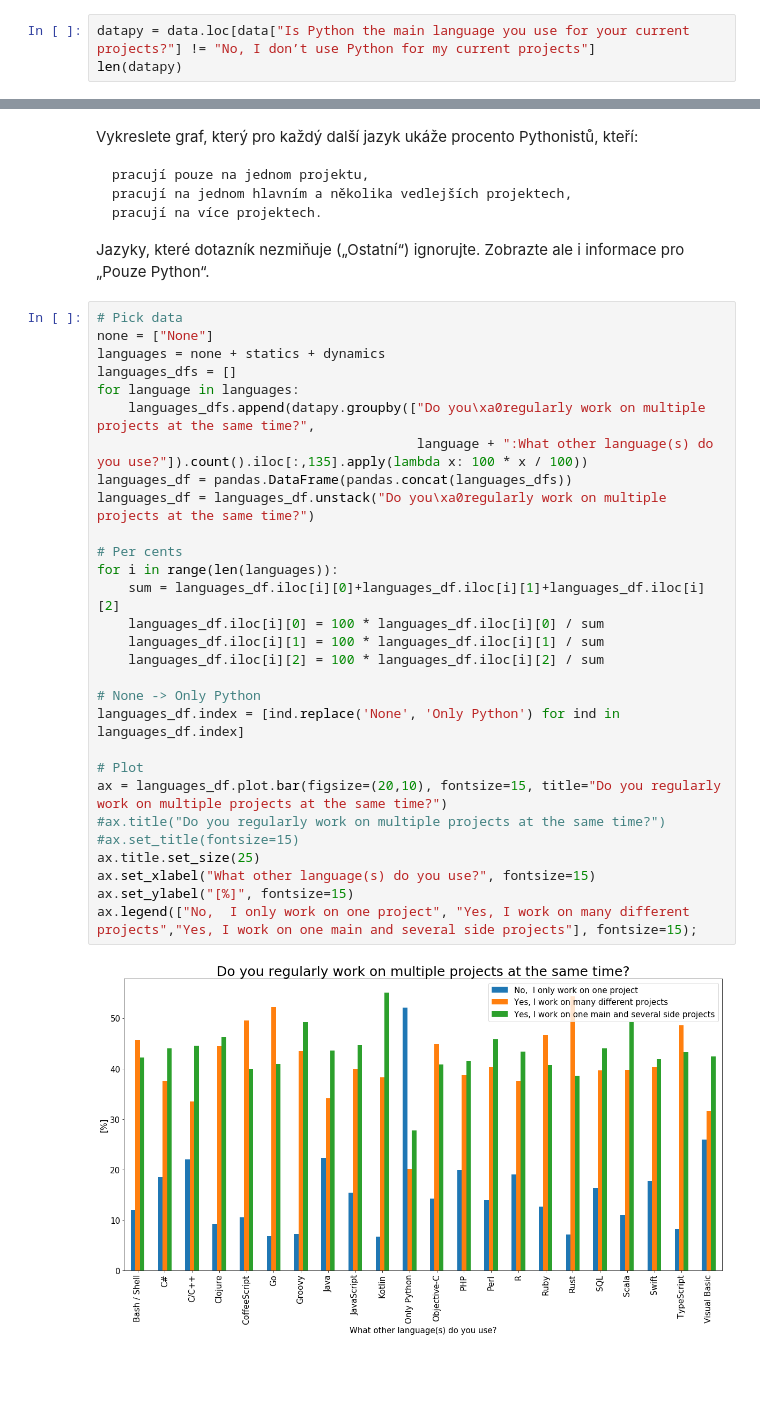
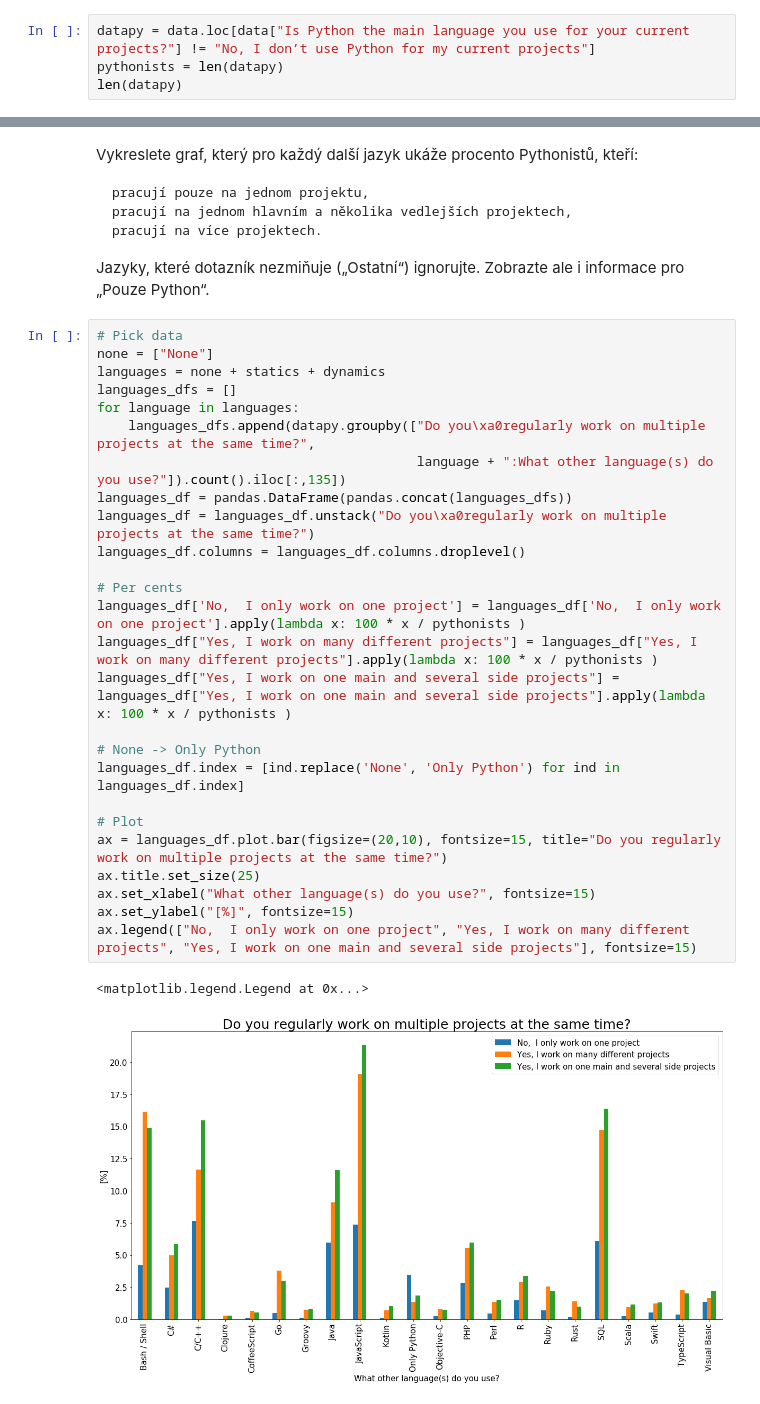
Before and after one commit to MartinMalyMM/MI-PYT, a Jupyter notebook: survey.ipynb, the cells around one changed output, grey strips where cells are left out. Cells and saved outputs as stored; diff of their text form; blank space fills up the shorter version.

```diff
--- a/survey.ipynb
+++ b/survey.ipynb
@@ -17,6 +17,7 @@ len(data)
 Kolik z respondentů aktuálně používá Python v nějakém projektu?
 # %%
 datapy = data.loc[data["Is Python the main language you use for your current projects?"] != "No, I don’t use Python for my current projects"]
+pythonists = len(datapy)
 len(datapy)
 # %% [output]
 8112
@@ -71,34 +72,32 @@ Jazyky, které dotazník nezmiňuje („Ostatní“) ignorujte. Zobrazte ale i i
 # %%
 # Pick data
 none = ["None"]
 languages = none + statics + dynamics
 languages_dfs = []
 for language in languages:
     languages_dfs.append(datapy.groupby(["Do you\xa0regularly work on multiple projects at the same time?",
-                                         language + ":What other language(s) do you use?"]).count().iloc[:,135].apply(lambda x: 100 * x / 100))
+                                         language + ":What other language(s) do you use?"]).count().iloc[:,135])
 languages_df = pandas.DataFrame(pandas.concat(languages_dfs))
 languages_df = languages_df.unstack("Do you\xa0regularly work on multiple projects at the same time?")
+languages_df.columns = languages_df.columns.droplevel()
 
 # Per cents
-for i in range(len(languages)):
-    sum = languages_df.iloc[i][0]+languages_df.iloc[i][1]+languages_df.iloc[i][2]
-    languages_df.iloc[i][0] = 100 * languages_df.iloc[i][0] / sum
-    languages_df.iloc[i][1] = 100 * languages_df.iloc[i][1] / sum
-    languages_df.iloc[i][2] = 100 * languages_df.iloc[i][2] / sum
+languages_df['No,  I only work on one project'] = languages_df['No,  I only work on one project'].apply(lambda x: 100 * x / pythonists )
+languages_df["Yes, I work on many different projects"] = languages_df["Yes, I work on many different projects"].apply(lambda x: 100 * x / pythonists )
+languages_df["Yes, I work on one main and several side projects"] = languages_df["Yes, I work on one main and several side projects"].apply(lambda x: 100 * x / pythonists )
 
 # None -> Only Python
 languages_df.index = [ind.replace('None', 'Only Python') for ind in languages_df.index]
 
 # Plot
 ax = languages_df.plot.bar(figsize=(20,10), fontsize=15, title="Do you regularly work on multiple projects at the same time?")
-#ax.title("Do you regularly work on multiple projects at the same time?")
-#ax.set_title(fontsize=15)
 ax.title.set_size(25)
 ax.set_xlabel("What other language(s) do you use?", fontsize=15)
 ax.set_ylabel("[%]", fontsize=15)
-ax.legend(["No,  I only work on one project", "Yes, I work on many different projects","Yes, I work on one main and several side projects"], fontsize=15);
+ax.legend(["No,  I only work on one project", "Yes, I work on many different projects", "Yes, I work on one main and several side projects"], fontsize=15)
 # %% [output]
+<matplotlib.legend.Legend at 0x...>
-[figure, old version]
+[figure, new version]
 # %%
 # (useless) NOTES
 #
```
Also changed, not shown: parts of 1 cell of this notebook, 1 other file.
